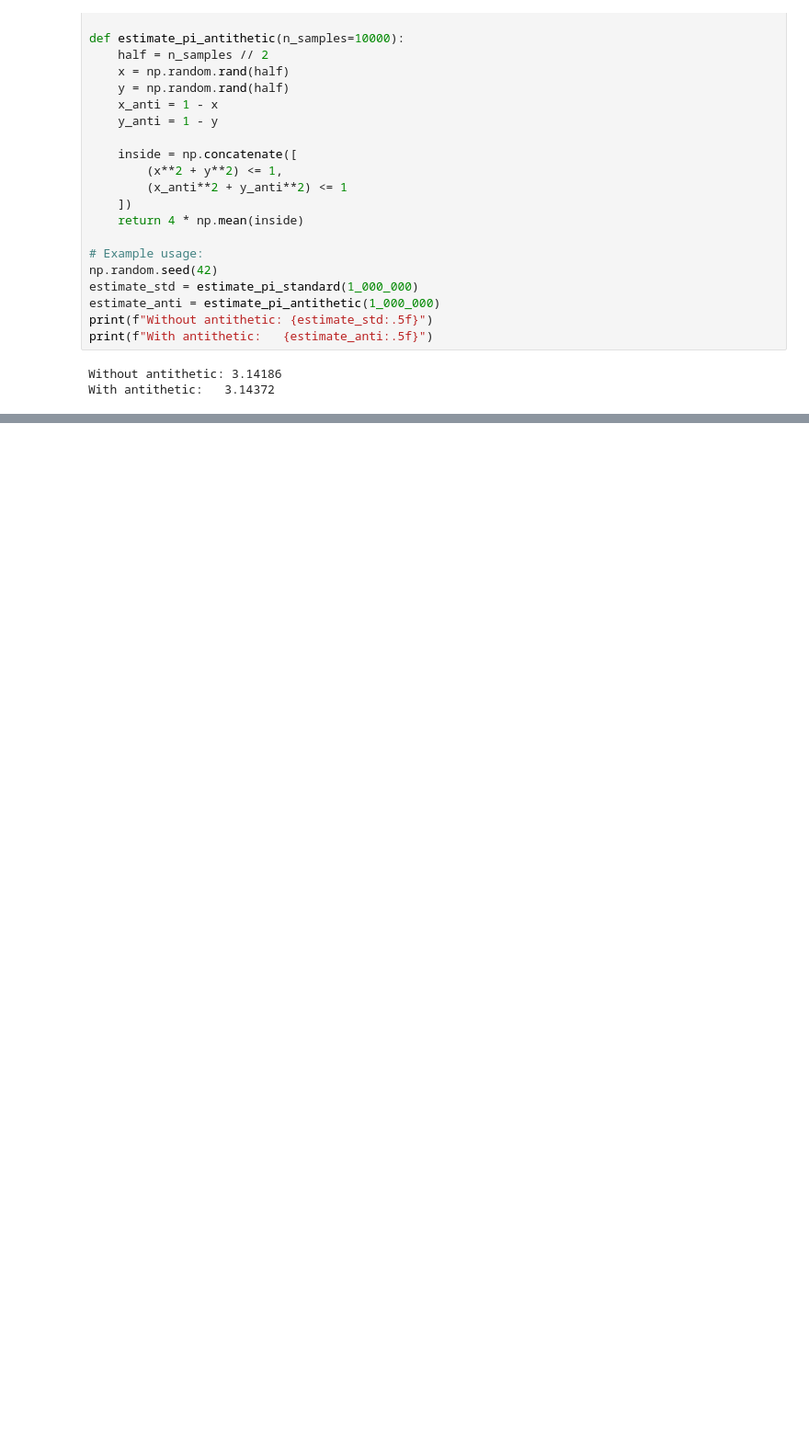
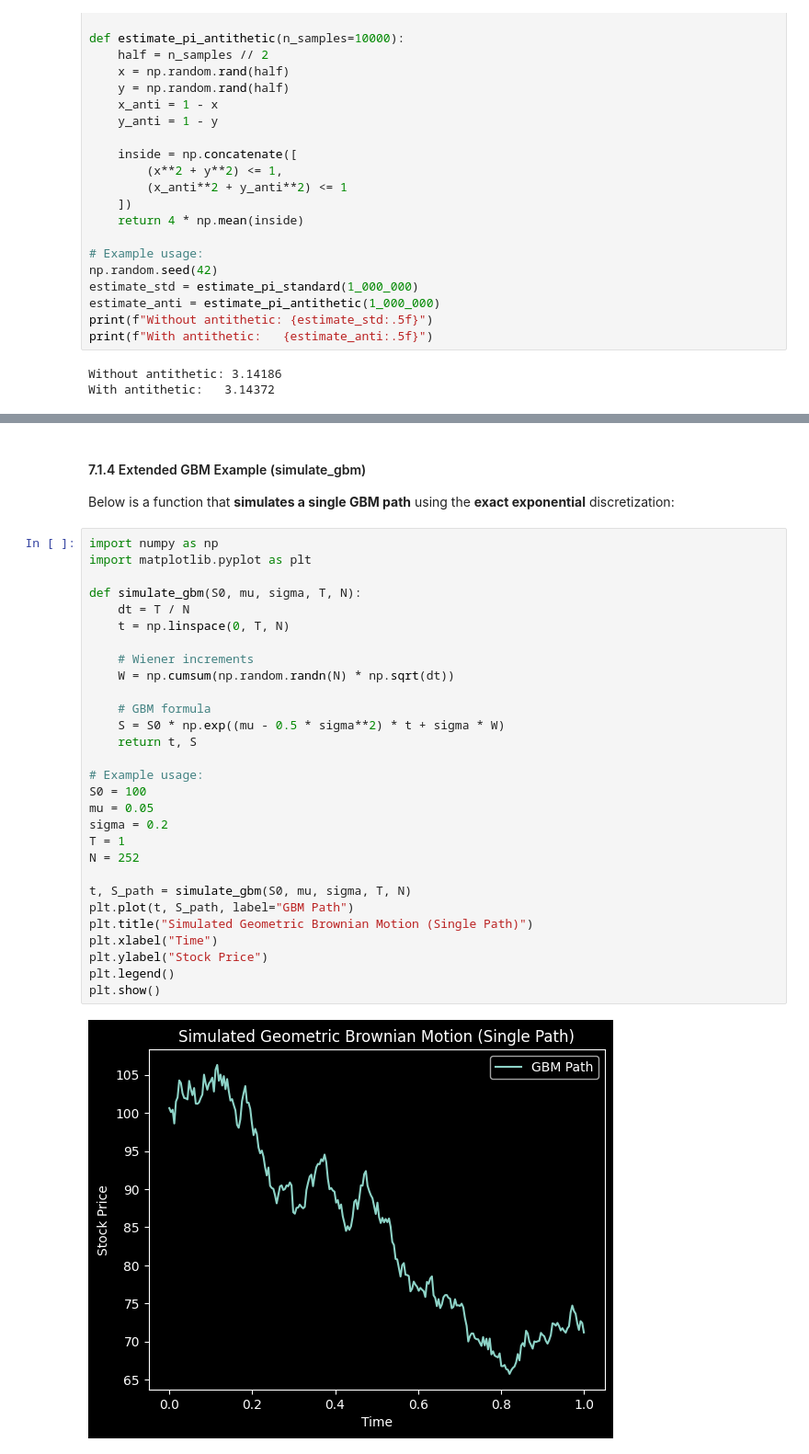
Before and after one commit to julihocc/itesm-ma2008b-notes, a Jupyter notebook: module-01/complementary/module-01.ipynb, the cells around one changed output, grey strips where cells are left out. Shown at 92% size. Saved outputs shown, nothing was run; the diff lists cells and outputs as text; blank space fills up the shorter version.

```diff
--- a/module-01/complementary/module-01.ipynb
+++ b/module-01/complementary/module-01.ipynb
@@ -539,0 +377,35 @@ Random number generation (pseudo vs. quasi), Monte Carlo methods, and variance r
+# %% [markdown]
+#### 7.1.4 Extended GBM Example (simulate_gbm)
+
+Below is a function that **simulates a single GBM path** using the **exact exponential** discretization:
+# %%
+import numpy as np
+import matplotlib.pyplot as plt
+
+def simulate_gbm(S0, mu, sigma, T, N):
+    dt = T / N
+    t = np.linspace(0, T, N)
+
+    # Wiener increments
+    W = np.cumsum(np.random.randn(N) * np.sqrt(dt))
+
+    # GBM formula
+    S = S0 * np.exp((mu - 0.5 * sigma**2) * t + sigma * W)
+    return t, S
+
+# Example usage:
+S0 = 100
+mu = 0.05
+sigma = 0.2
+T = 1
+N = 252
+
+t, S_path = simulate_gbm(S0, mu, sigma, T, N)
+plt.plot(t, S_path, label="GBM Path")
+plt.title("Simulated Geometric Brownian Motion (Single Path)")
+plt.xlabel("Time")
+plt.ylabel("Stock Price")
+plt.legend()
+plt.show()
+# %% [output]
+[figure, added]
```
Also changed, not shown: parts of 21 cells of this notebook, 4 other files.
